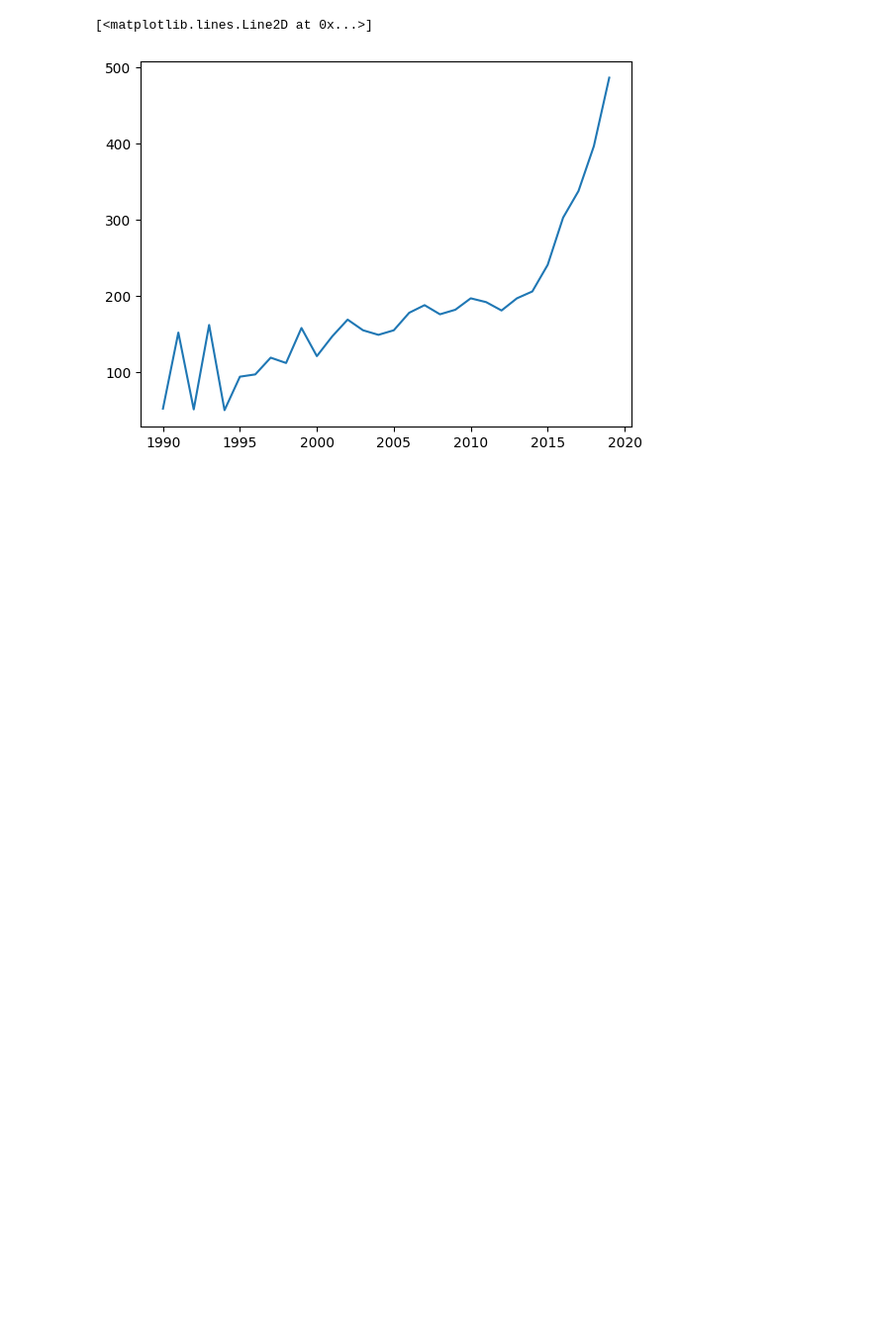
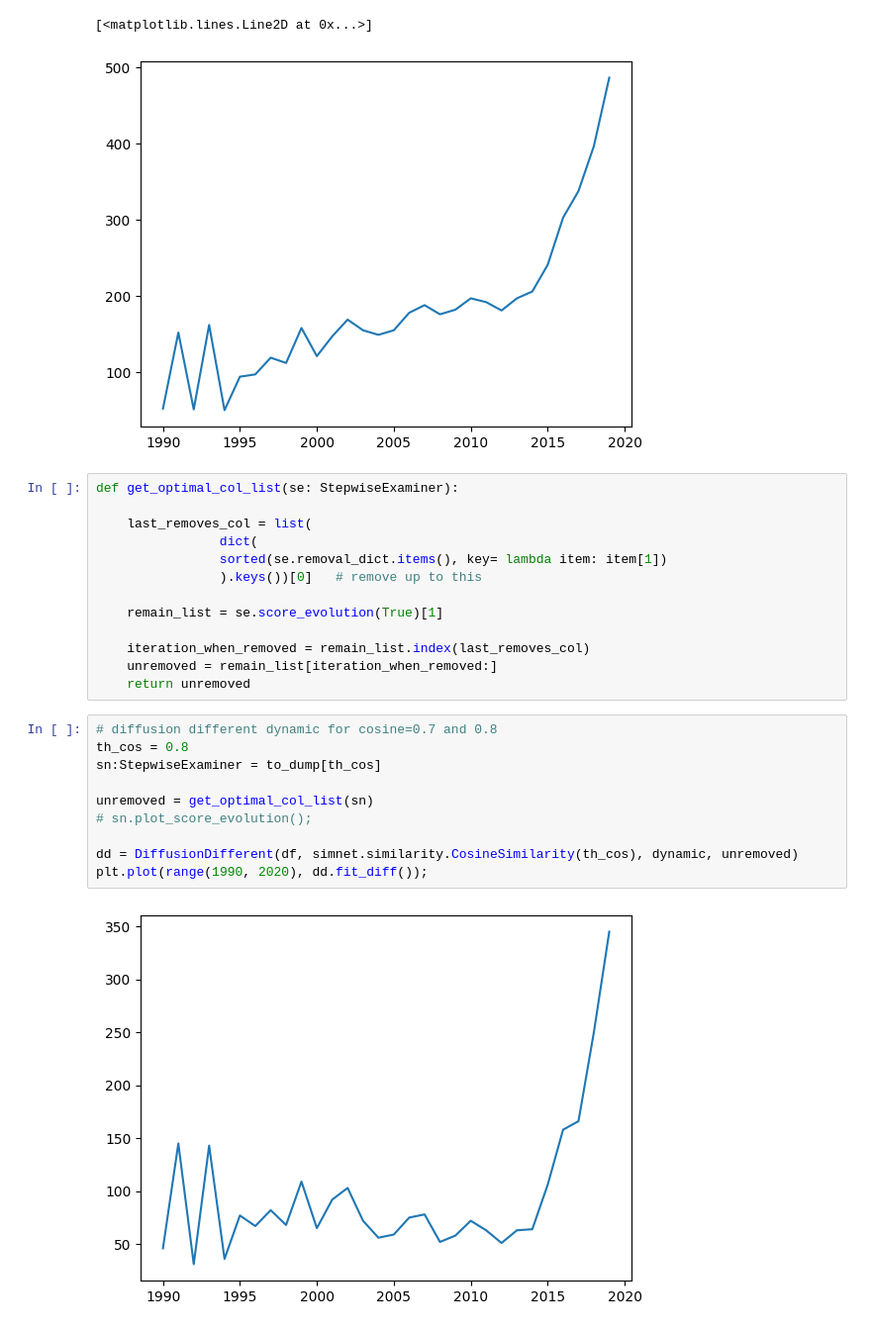
Before and after one commit to teddy21019/NIBRS_diffusion, a Jupyter notebook: Backward_Stepwise.ipynb, the cells around one changed output. Shown at 99% size. Drawn from its saved outputs; the diff is of its cells as text; blank space fills up the shorter version.

```diff
--- a/Backward_Stepwise.ipynb
+++ b/Backward_Stepwise.ipynb
@@ -960,3 +961,28 @@ plt.plot(range(1990, 2020), dd.fit_diff())
 # %% [output]
 [<matplotlib.lines.Line2D at 0x...>]
 [figure]
+# %%
+def get_optimal_col_list(se: StepwiseExaminer):
+
+    last_removes_col = list(
+                dict(
+                sorted(se.removal_dict.items(), key= lambda item: item[1])
+                ).keys())[0]   # remove up to this
+
+    remain_list = se.score_evolution(True)[1]
+
+    iteration_when_removed = remain_list.index(last_removes_col)
+    unremoved = remain_list[iteration_when_removed:]
+    return unremoved
+# %%
+# diffusion different dynamic for cosine=0.7 and 0.8
+th_cos = 0.8
+sn:StepwiseExaminer = to_dump[th_cos]
+
+unremoved = get_optimal_col_list(sn)
+# sn.plot_score_evolution();
+
+dd = DiffusionDifferent(df, simnet.similarity.CosineSimilarity(th_cos), dynamic, unremoved)
+plt.plot(range(1990, 2020), dd.fit_diff());
+# %% [output]
+[figure, added]
```
Also changed, not shown: parts of 1 cell of this notebook.
